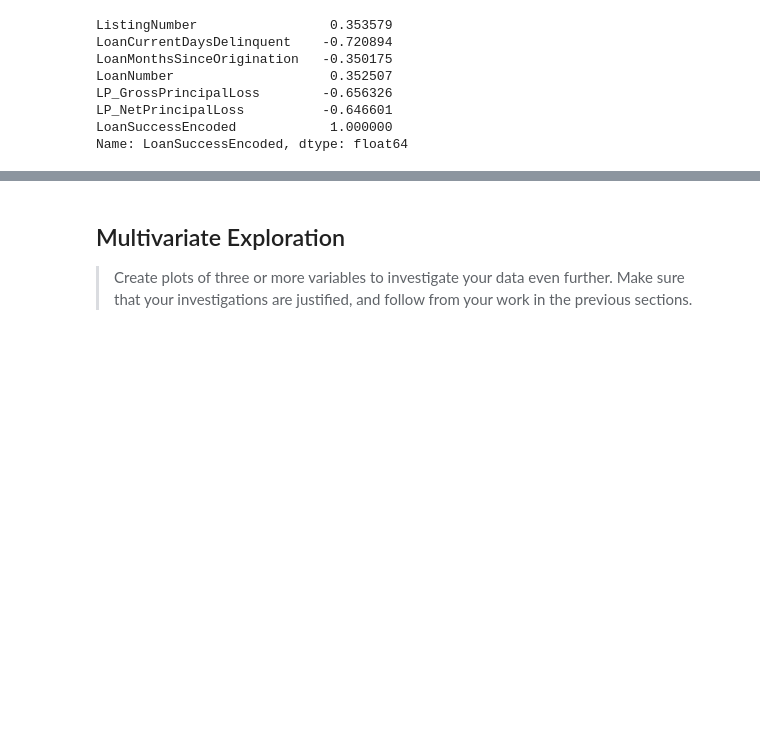
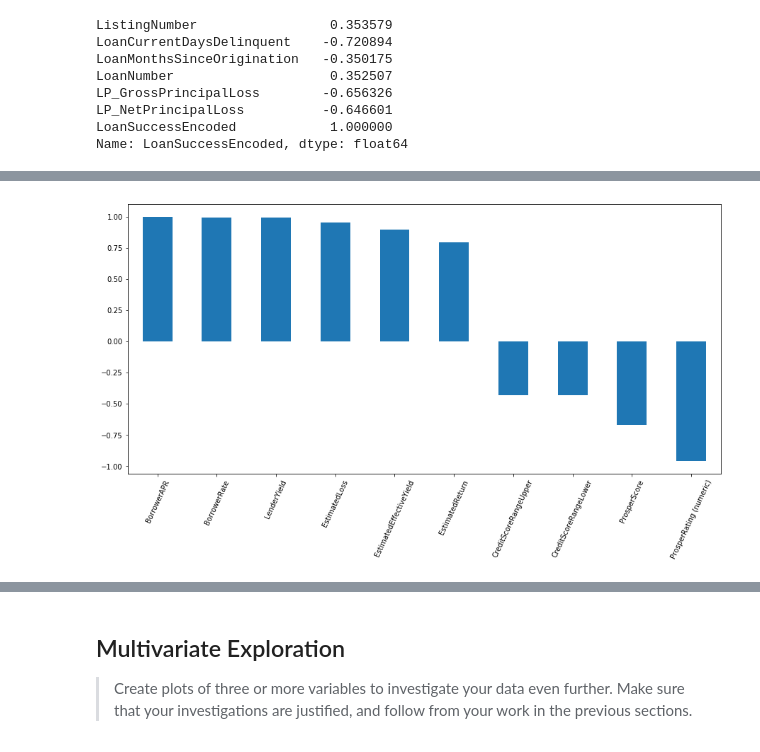
Before and after one commit to frownytown/DataVisualisationProj, a Jupyter notebook: DataExploration.ipynb, the cells around one changed output, grey strips where cells are left out. Drawn from its saved outputs; the diff is of its cells as text; code cells hidden in the pictures; blank space fills up the shorter version.

```diff
--- a/DataExploration.ipynb
+++ b/DataExploration.ipynb
@@ -335,0 +360,5 @@ Name: LoanSuccessEncoded, dtype: float64
+# %%
+apr_corr = df[df.columns[:]].corr()['BorrowerAPR'][:]
+apr_temp = apr_corr.loc[abs(apr_corr) > 0.4]
+apr_corr_sorted = apr_temp.sort_values(ascending=False)
+apr_corr_sorted
@@ -335,0 +377,6 @@ Name: LoanSuccessEncoded, dtype: float64
+# %%
+plt.figure(figsize = [15, 7])
+apr_corr_sorted.plot(kind='bar', color = base_color)
+plt.xticks(rotation = 65);
+# %% [output]
+[figure, added]
```
Also changed, not shown: parts of 12 cells of this notebook.
